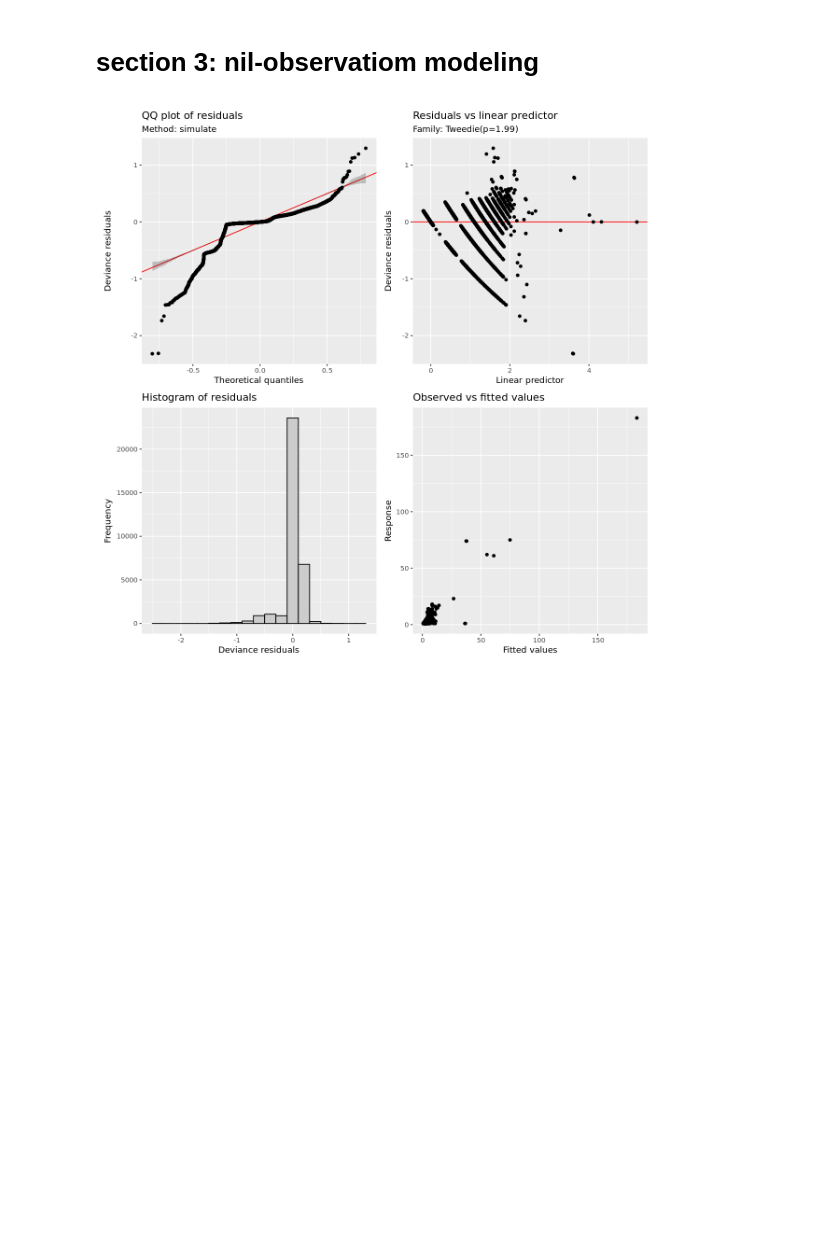
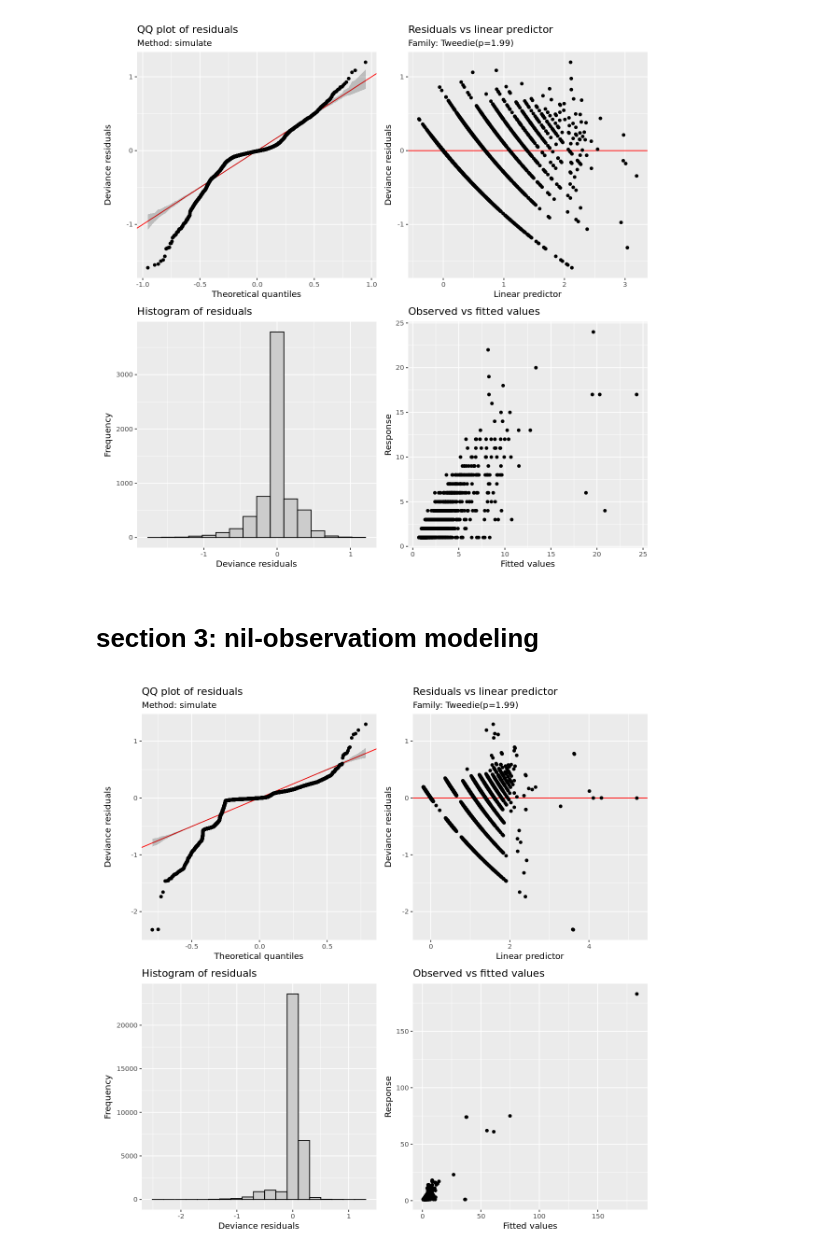
Before and after one commit to ddlawton/herbivore_nutrient_interactions, a Jupyter notebook: _manuscript/scripts/spatial_modeling/03_australian_plague_locust_raw_data_visualization.out.ipynb, the cells around one changed output. Saved outputs shown, nothing was run; the diff lists cells and outputs as text; code cells hidden in the pictures; blank space fills up the shorter version.

```diff
--- a/_manuscript/scripts/spatial_modeling/03_australian_plague_locust_raw_data_visualization.out.ipynb
+++ b/_manuscript/scripts/spatial_modeling/03_australian_plague_locust_raw_data_visualization.out.ipynb
@@ -213,0 +190,12 @@ Warning message in estimate.theta(theta, family, y, mu, scale = scale1, wt = G$w
+# %%
+mod1 <- bam(nymph_density_count ~
+               s(nitrogen,k=15) +
+               s(phosphorus,k=15) +
+               s(nymph_density_total_count,k=10) +
+               te(longitude,latitude,bs=c('gp','gp'),k=150) +
+               s(ecoregion,bs='re'),
+           select = TRUE,
+           discrete = TRUE,
+           nthreads = 20,
+          family =tw(),
+          data = outbreak_data)
@@ -222,2 +214,0 @@ k.check(mod1)
-# %% [markdown]
-# section 3: nil-observatiom modeling
@@ -224,2 +219,8 @@ k.check(mod1)
+# %%
+gratia::appraise(mod1)
+# %% [output]
+[figure, added]
+# %% [markdown]
+# section 3: nil-observatiom modeling
 # %%
 nil_data <- read_csv(here('data/processed/spatial_modeling/spatial_modeling_locust_nil_model_data.csv'),
```
Also changed, not shown: parts of 32 cells of this notebook, 37 other files.
